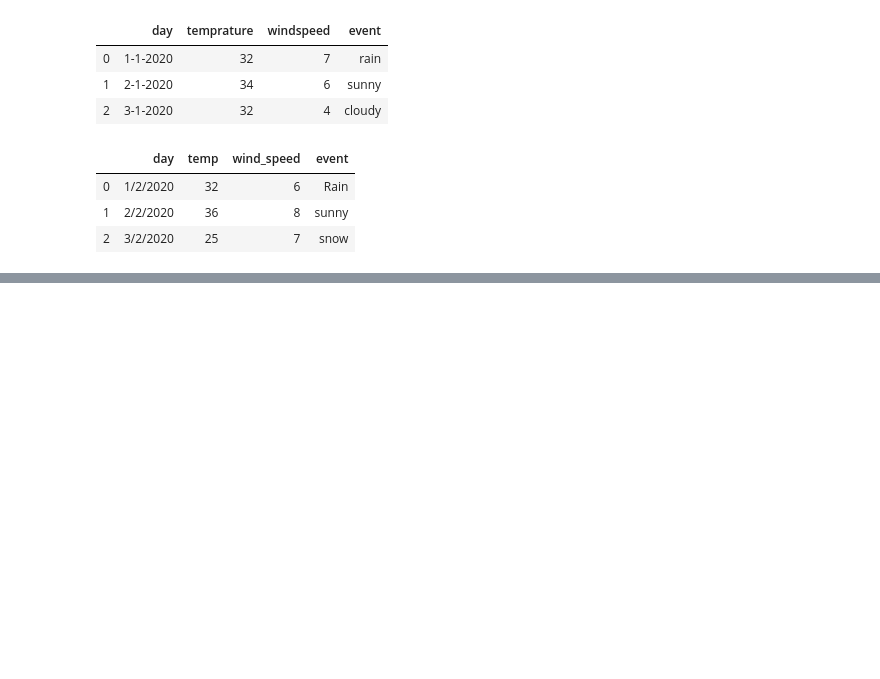
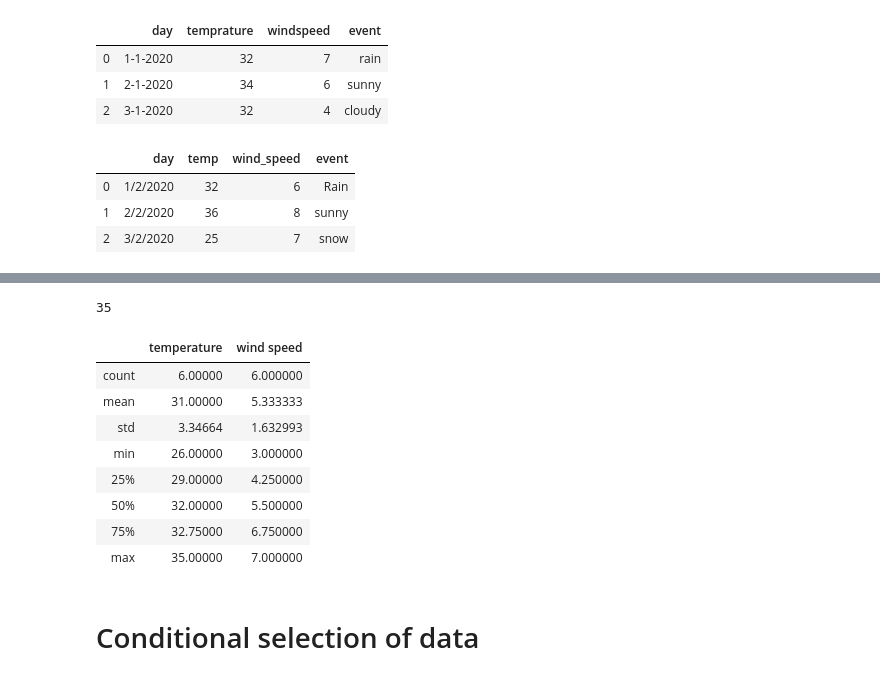
Before and after one commit to vidyakinjarapu/pandas-Learning, a Jupyter notebook: MypandasLearning.ipynb, the cells around one changed output, grey strips where cells are left out. Cells and saved outputs as stored; diff of their text form; code cells hidden in the pictures; blank space fills up the shorter version.

Commit message:
Manipulating data conditionally

```diff
--- a/MypandasLearning.ipynb
+++ b/MypandasLearning.ipynb
@@ -58,0 +138,18 @@ df
+# %%
+df['temperature'].max() #.min(), .mean(), std(), .sum()
+# %% [output]
+35
+# %%
+df.describe()
+# %% [output]
+|  | temperature | wind speed |
+| count | 6.00000 | 6.000000 |
+| mean | 31.00000 | 5.333333 |
+| std | 3.34664 | 1.632993 |
+| min | 26.00000 | 3.000000 |
+| 25% | 29.00000 | 4.250000 |
+| 50% | 32.00000 | 5.500000 |
+| 75% | 32.75000 | 6.750000 |
+| max | 35.00000 | 7.000000 |
+# %% [markdown]
+# Conditional selection of data
```
Also changed, not shown: parts of 20 cells of this notebook.
